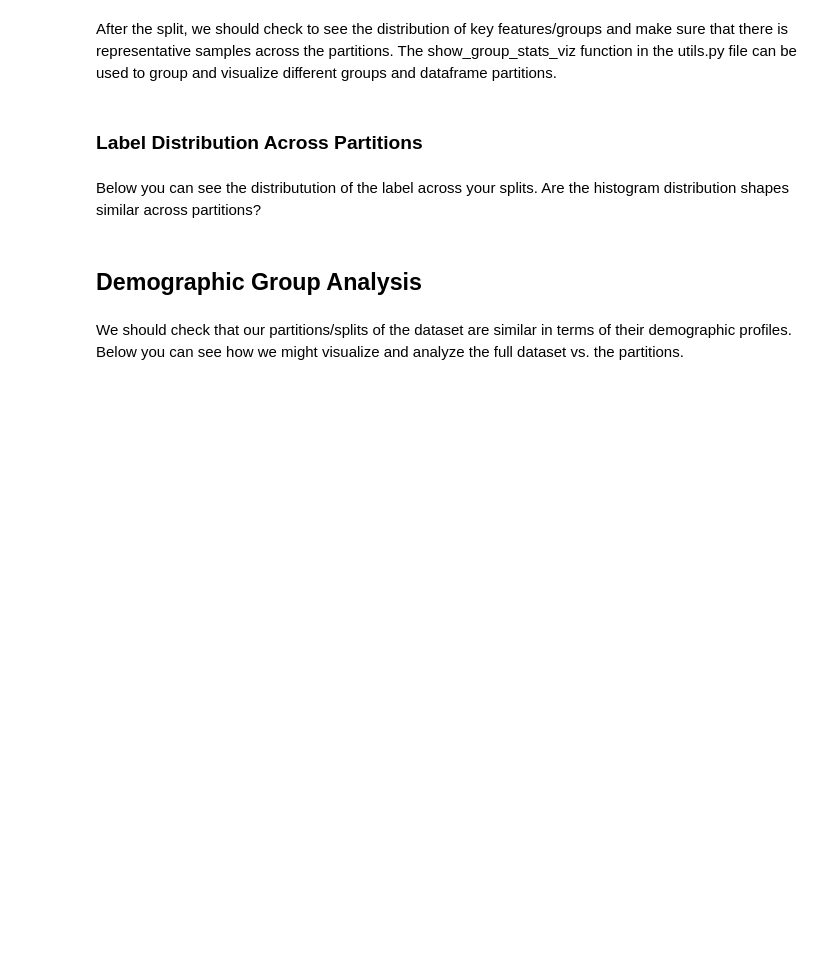
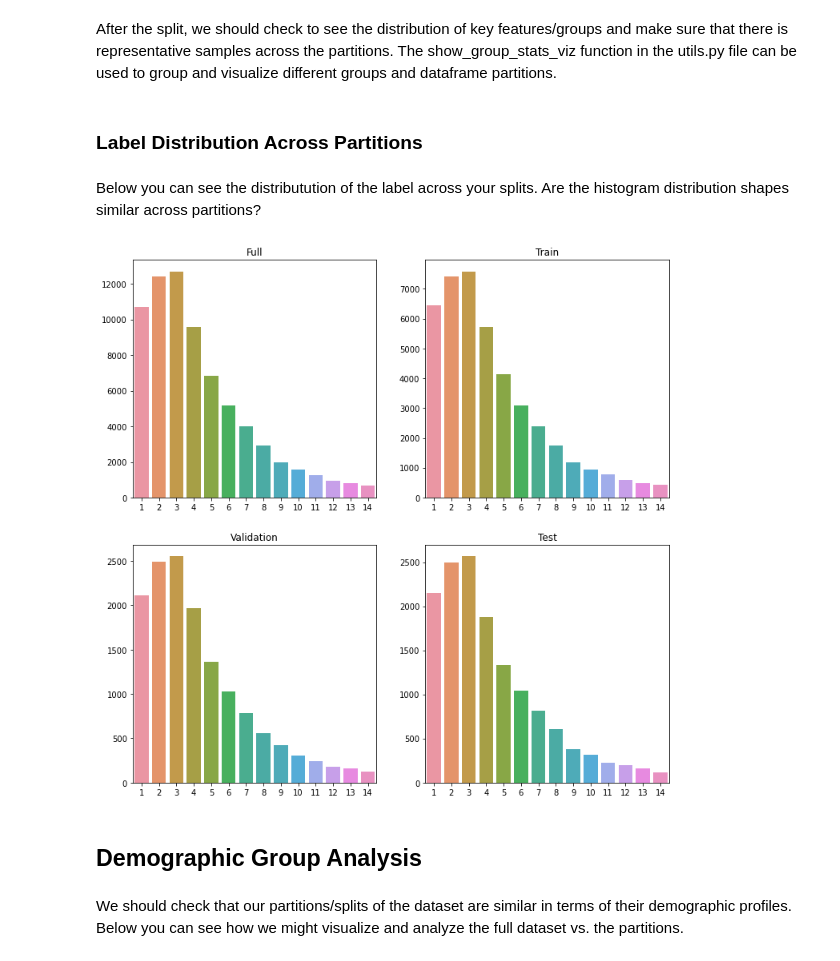
Before and after one commit to odysseus/ehr_project, a Jupyter notebook: project/starter_code/student_project.ipynb, the cells around one changed output. Saved outputs shown, nothing was run; the diff lists cells and outputs as text; code cells hidden in the pictures; blank space fills up the shorter version.

Commit message:
Completed ETL, split notebooks into EDA, ETL, and Train/Validate

```diff
--- a/project/starter_code/student_project.ipynb
+++ b/project/starter_code/student_project.ipynb
@@ -468,0 +545,4 @@ AssertionError:
+# %%
+data = agg[cols]
+data = pd.concat([data, generic_drug_dummies], axis=1)
+bin_data = pd.get_dummies(data)
@@ -483,7 +580,7 @@ and the field that we will be using to train the model. There are three required
 and I have inserted a list with them already in the categorical list.
 These will be required for later steps when analyzing data splits and model biases.
 '''
-# required_demo_col_list = ['race', 'gender', 'age']
-# student_categorical_col_list = [ "feature_A", "feature_B", .... ] + required_demo_col_list + ndc_col_list
-# student_numerical_col_list = [ "feature_A", "feature_B", .... ]
-# PREDICTOR_FIELD = ''
+required_demo_col_list = ['race', 'gender', 'age']
+student_categorical_col_list = [c for c in data.columns if c not in ids + numeric]
+student_numerical_col_list = numeric
+PREDICTOR_FIELD = 'time_in_hospital'
@@ -506,3 +604,5 @@ processed_df = preprocess_df(selected_features_df, student_categorical_col_list,
+# %%
+processed_df = data
 # %% [markdown]
 ## Split Dataset into Train, Validation, and Test Partitions
 # %% [markdown]
@@ -540,3 +638,15 @@ show_group_stats_viz(d_test, PREDICTOR_FIELD)
+# %%
+splits = [data, d_train, d_val, d_test]
+snames = ['Full', 'Train', 'Validation', 'Test']
+# %%
+plt.figure(figsize=(12,12))
+for i in range(len(splits)):
+    plt.subplot(2, 2, i+1)
+    plt.title(snames[i])
+    y = splits[i].groupby(PREDICTOR_FIELD).size()
+    sns.barplot(sorted(data[PREDICTOR_FIELD].unique()), y)
+# %% [output]
+[figure, added]
 # %% [markdown]
 ## Demographic Group Analysis
 # %% [markdown]
```
Also changed, not shown: parts of 58 cells of this notebook, 35 other files.
